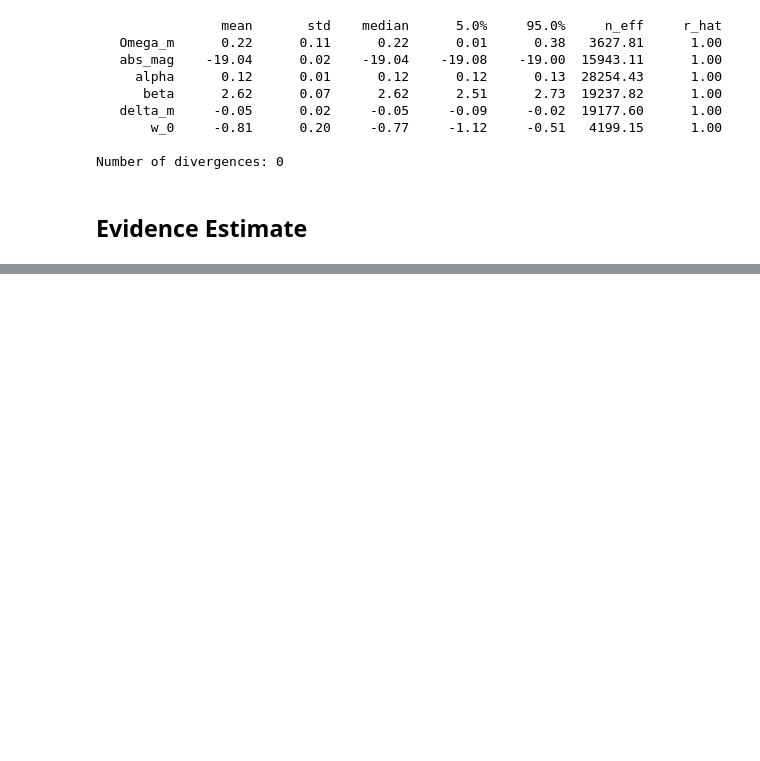
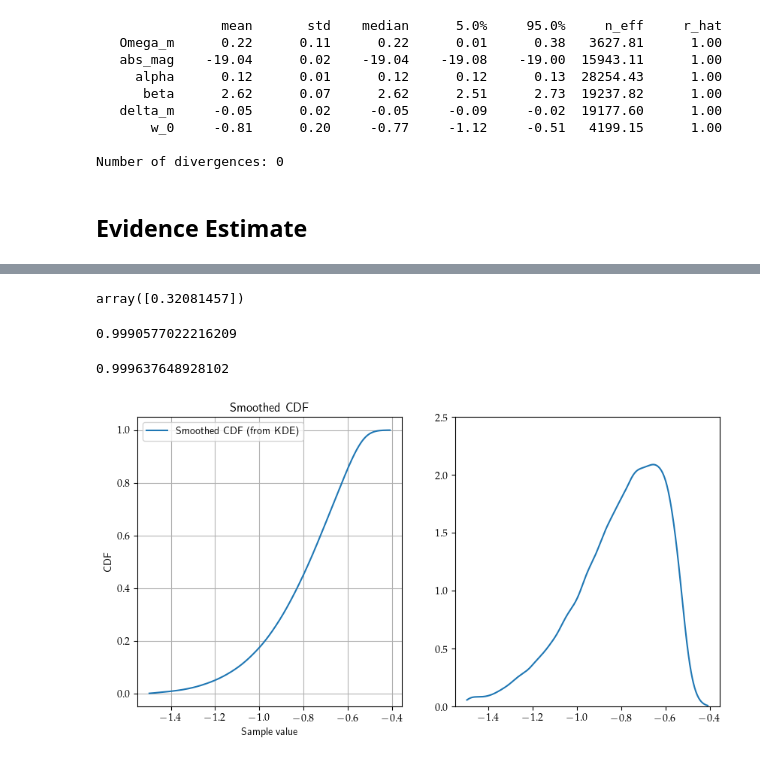
Before and after one commit to Harry45/MLflow, a Jupyter notebook: jla-numpyro.ipynb, the cells around one changed output, grey strips where cells are left out. Cells and saved outputs as stored; diff of their text form; code cells hidden in the pictures; blank space fills up the shorter version.

```diff
--- a/jla-numpyro.ipynb
+++ b/jla-numpyro.ipynb
@@ -791 +874,4 @@ def evidence_estimate(samples, log_post, trainflow=False, lr=1E-3, nsteps=3000,
+# %%
+nuts_object = dill_load('samples', 'jla-wCDM')
+samples = nuts_object.get_samples()
 # %%
@@ -804,0 +927,46 @@ log-determinant of the Cholesky factor is -20.395
+# %%
+kde.score_samples(-1.0*np.ones((1,1))) - prior['w_0'].logpdf(nested_point)
+# %% [output]
+array([0.32081457])
+# %%
+np.trapz(np.exp(log_dens), X_plot.reshape(-1))
+# %% [output]
+0.9990577022216209
+# %%
+np.trapz(np.exp(flow.logpdf(transform.forward(X_plot)).reshape(-1) - transform.logdetchol), X_plot.reshape(-1))
+# %% [output]
+0.999637648928102
+# %%
+from scipy.stats import gaussian_kde
+from scipy.integrate import cumulative_trapezoid
+
+# Fit a KDE to the samples
+kde = gaussian_kde(samples_w_0)
+
+# Define a range of values for the CDF
+x_vals = np.linspace(samples_w_0.min(), samples_w_0.max(), 1000)
+
+# Compute the PDF (density)
+pdf_vals = kde.evaluate(x_vals)
+
+# Compute the CDF by integrating the PDF
+cdf_vals = cumulative_trapezoid(pdf_vals, x_vals, initial=0)
+
+# Normalize the CDF to ensure it goes from 0 to 1
+cdf_vals /= cdf_vals[-1]
+
+# Plot the smooth CDF
+plt.figure(figsize=(10,5))
+plt.subplot(121)
+plt.plot(x_vals, cdf_vals, label="Smoothed CDF (from KDE)")
+plt.xlabel("Sample value")
+plt.ylabel("CDF")
+plt.title("Smoothed CDF")
+plt.legend()
+plt.grid()
+plt.subplot(122)
+plt.plot(x_vals, pdf_vals)
+plt.ylim(0.0, 2.5)
+plt.show()
+# %% [output]
+[figure, added]
```
Also changed, not shown: parts of 18 cells of this notebook, 3 other files.
